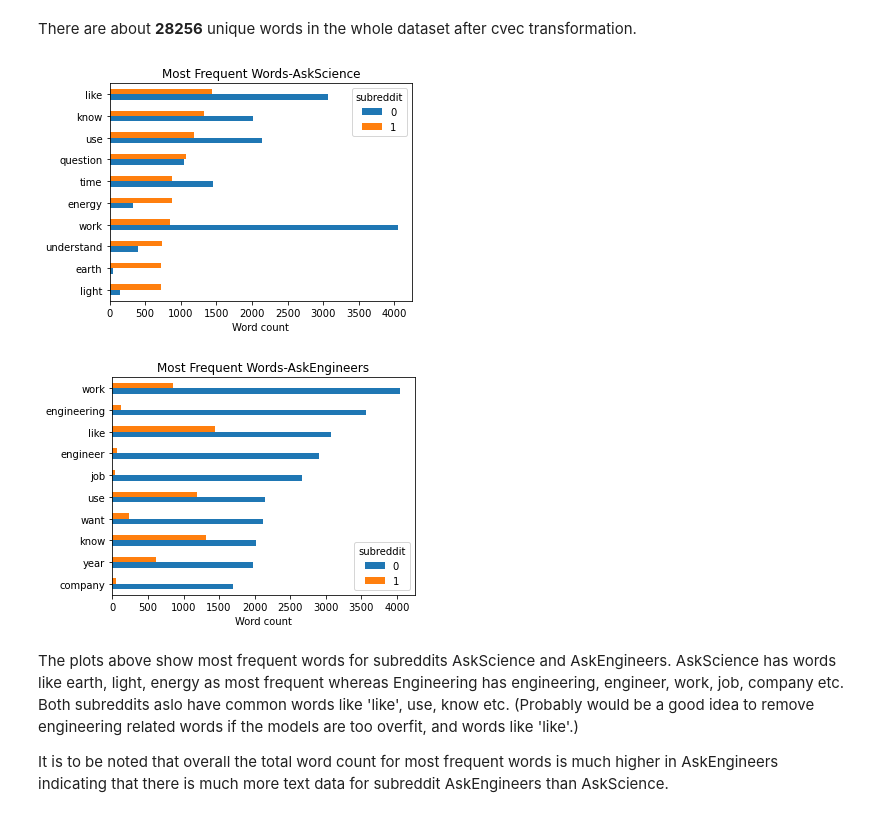
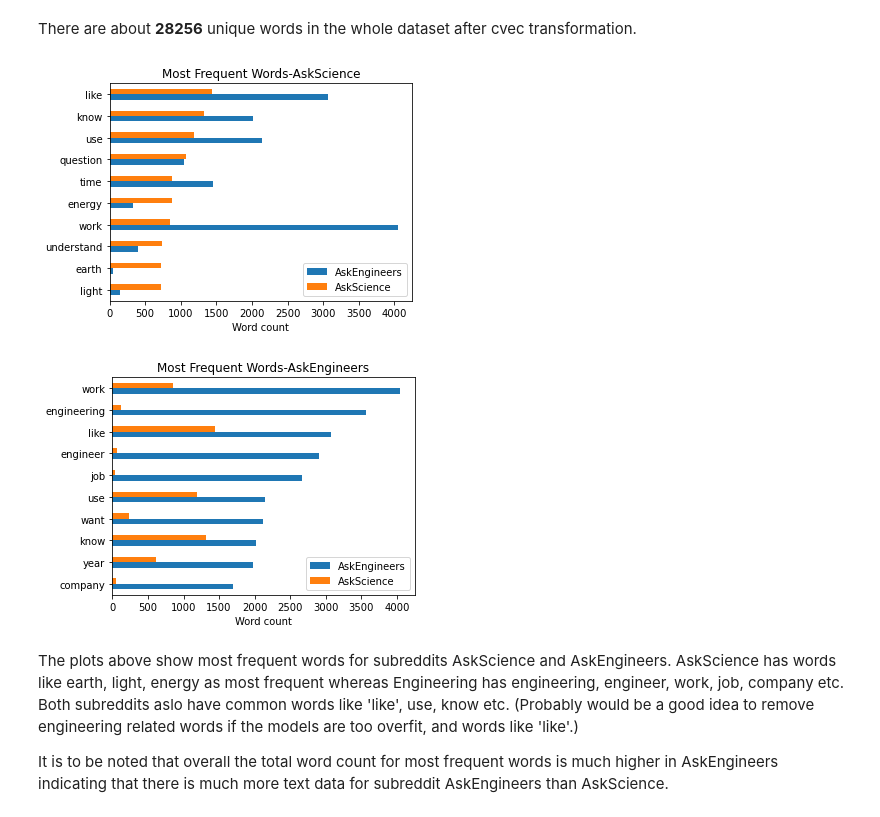
Before and after one commit to DeeVerma1/Reddit-NLP, a Jupyter notebook: Code/02-Data-cleaning-EDA.ipynb, the cells around one changed output. Cells and saved outputs as stored; diff of their text form; code cells hidden in the pictures.

```diff
--- a/Code/02-Data-cleaning-EDA.ipynb
+++ b/Code/02-Data-cleaning-EDA.ipynb
@@ -592,22 +578,24 @@ text_df['subreddit']=ask_df['subreddit'].values
 # %%
 #Most frequent words in subreddit AskScience
 text_df.groupby('subreddit').sum().T.sort_values(1,ascending=True).tail(10).plot(kind='barh')
 plt.title('Most Frequent Words-AskScience')
 plt.xlabel('Word count')
 plt.subplots_adjust(left=0.2);
 plt.savefig('../images/freq_words_sc.png');
+plt.legend(labels=['AskEngineers','AskScience'])
 plt.show()
 
 #Most frequent words in subreddit AskEngineers
 text_df.groupby('subreddit').sum().T.sort_values(0,ascending=True).tail(10).plot(kind='barh')
 plt.title('Most Frequent Words-AskEngineers')
 plt.xlabel('Word count')
 plt.subplots_adjust(left=0.2);
 plt.savefig('../images/freq_words_engg.png');
+plt.legend(labels=['AskEngineers','AskScience'])
 plt.show()
 # %% [output]
-[figure, old version]
+[figure, new version]
-[figure, old version]
+[figure, new version]
 # %% [markdown]
 The plots above show most frequent words for subreddits AskScience and AskEngineers. AskScience has words like earth, light, energy as most frequent whereas Engineering has engineering, engineer, work, job, company etc. Both subreddits aslo have common words like 'like', use, know etc. (Probably would be a good idea to remove engineering related words if the models are too overfit, and words like 'like'.)
 
```
Also changed, not shown: parts of 7 cells of this notebook, 5 other files.
